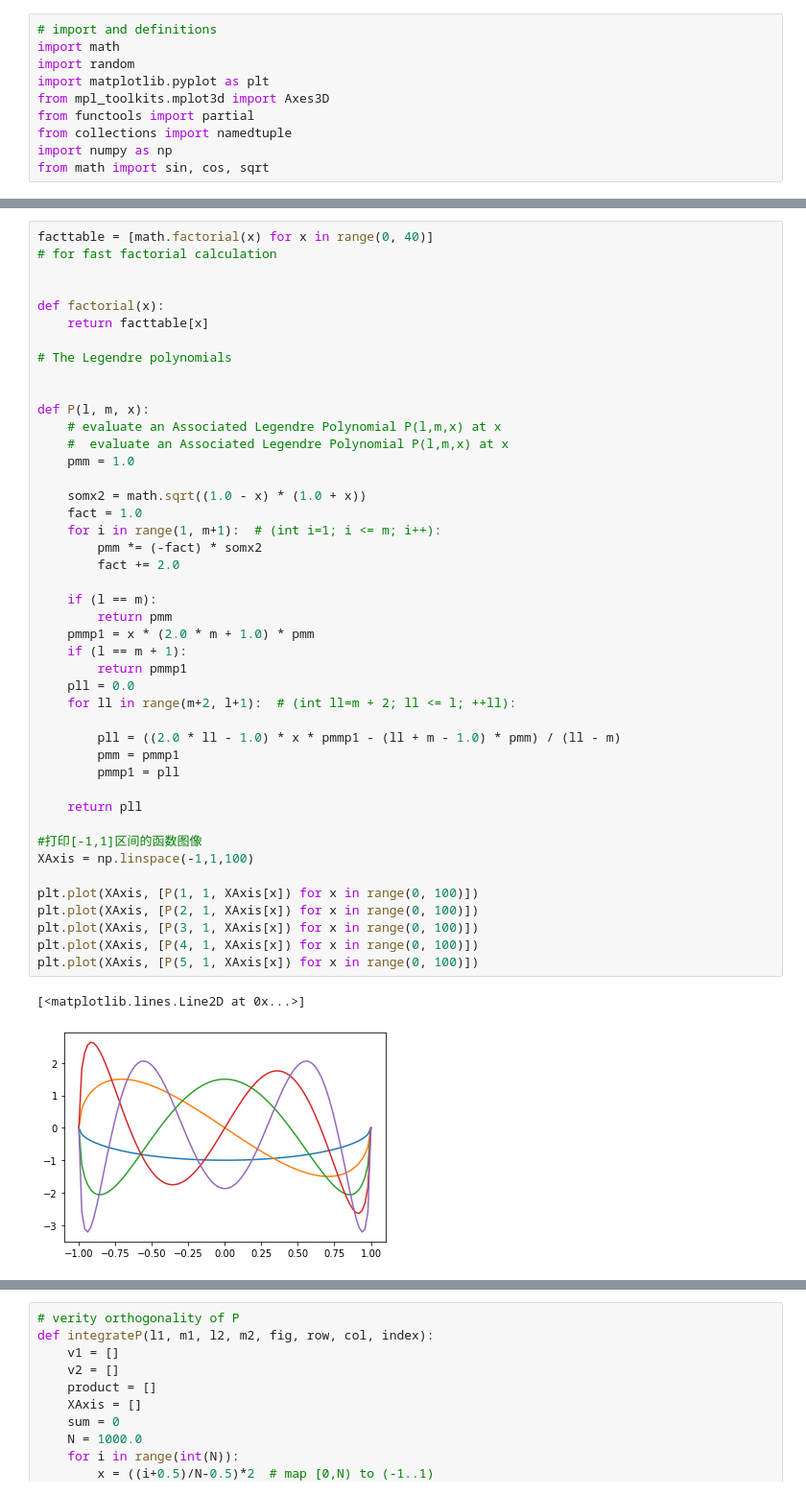
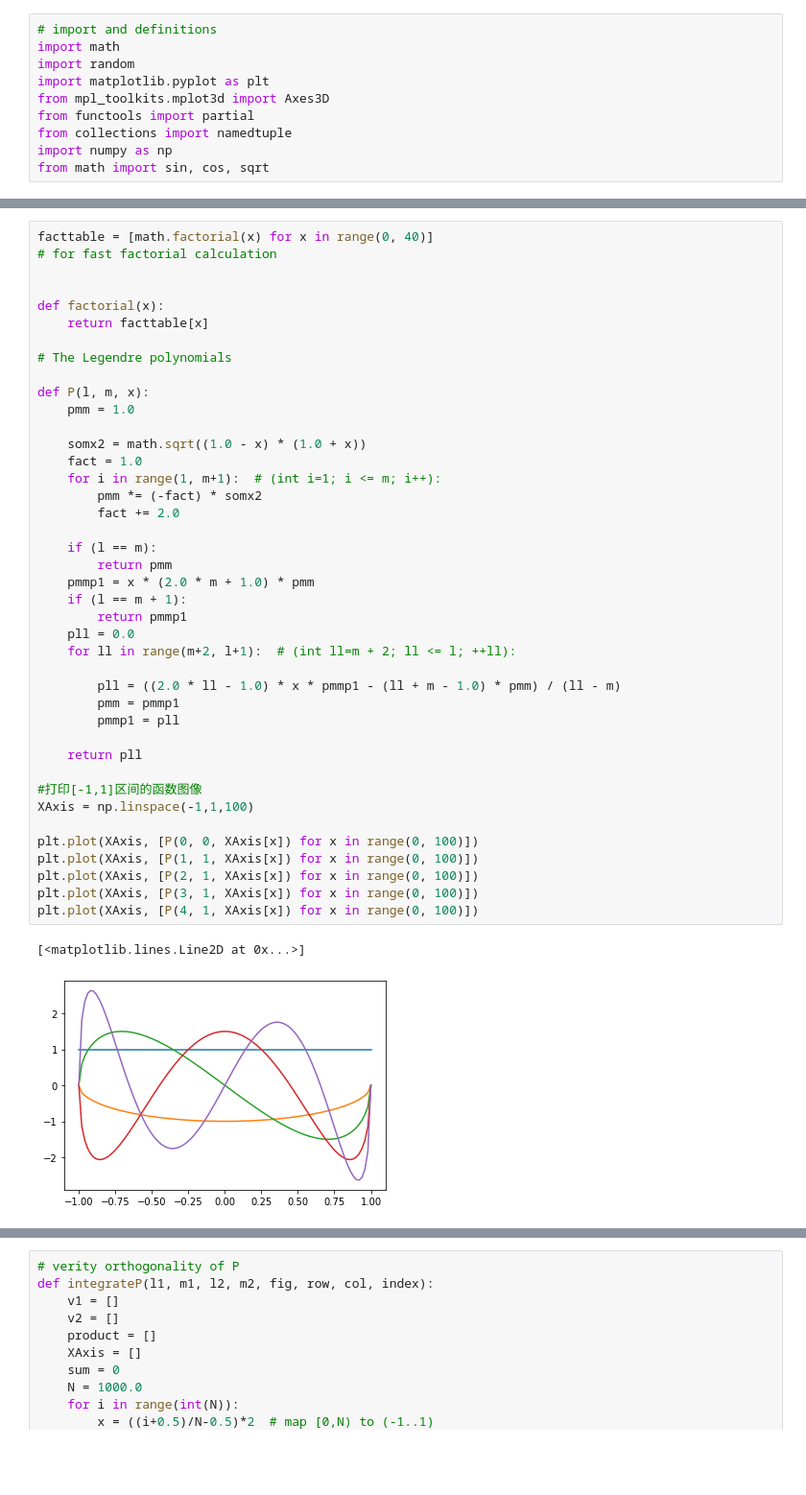
Before and after one commit to fancyzero/SphericalHarmonicNotebook, a Jupyter notebook: MyPrt.ipynb, the cells around one changed output, grey strips where cells are left out. Shown at 96% size. Saved outputs shown, nothing was run; the diff lists cells and outputs as text; blank space fills up the shorter version.

```diff
--- a/MyPrt.ipynb
+++ b/MyPrt.ipynb
@@ -74,43 +74,40 @@ def factorial(x):
 
 # The Legendre polynomials
 
-
 def P(l, m, x):
-    # evaluate an Associated Legendre Polynomial P(l,m,x) at x
-    #  evaluate an Associated Legendre Polynomial P(l,m,x) at x
     pmm = 1.0
 
     somx2 = math.sqrt((1.0 - x) * (1.0 + x))
     fact = 1.0
     for i in range(1, m+1):  # (int i=1; i <= m; i++):
         pmm *= (-fact) * somx2
         fact += 2.0
 
     if (l == m):
         return pmm
     pmmp1 = x * (2.0 * m + 1.0) * pmm
     if (l == m + 1):
         return pmmp1
     pll = 0.0
     for ll in range(m+2, l+1):  # (int ll=m + 2; ll <= l; ++ll):
 
         pll = ((2.0 * ll - 1.0) * x * pmmp1 - (ll + m - 1.0) * pmm) / (ll - m)
         pmm = pmmp1
         pmmp1 = pll
 
     return pll
 
 #打印[-1,1]区间的函数图像
 XAxis = np.linspace(-1,1,100)
 
+plt.plot(XAxis, [P(0, 0, XAxis[x]) for x in range(0, 100)])
 plt.plot(XAxis, [P(1, 1, XAxis[x]) for x in range(0, 100)])
 plt.plot(XAxis, [P(2, 1, XAxis[x]) for x in range(0, 100)])
 plt.plot(XAxis, [P(3, 1, XAxis[x]) for x in range(0, 100)])
 plt.plot(XAxis, [P(4, 1, XAxis[x]) for x in range(0, 100)])
-plt.plot(XAxis, [P(5, 1, XAxis[x]) for x in range(0, 100)])
 # %% [output]
 [<matplotlib.lines.Line2D at 0x...>]
-[figure, old version]
+[figure, new version]
 # %% [markdown]
 ## 验证正交性
 前面提到勒让德多项式满足**正交性**，既相同band index下的任意两个勒让德多项式的内积为常熟，不同band index的为0
```
Also changed, not shown: parts of 8 cells of this notebook.
